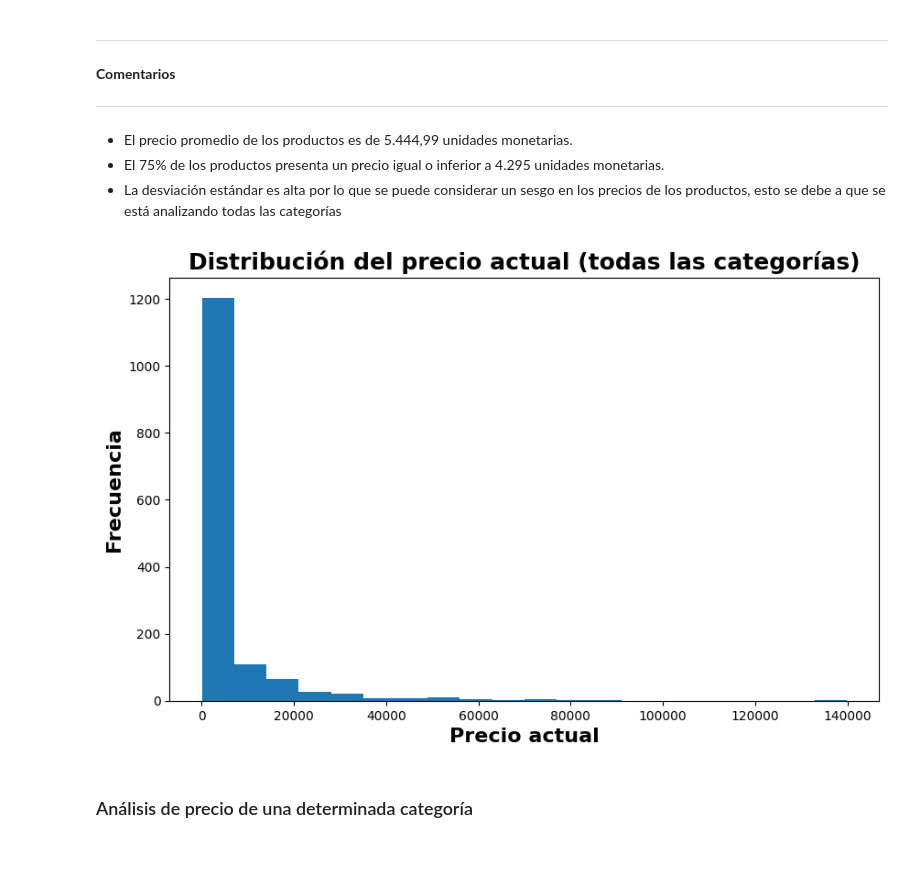
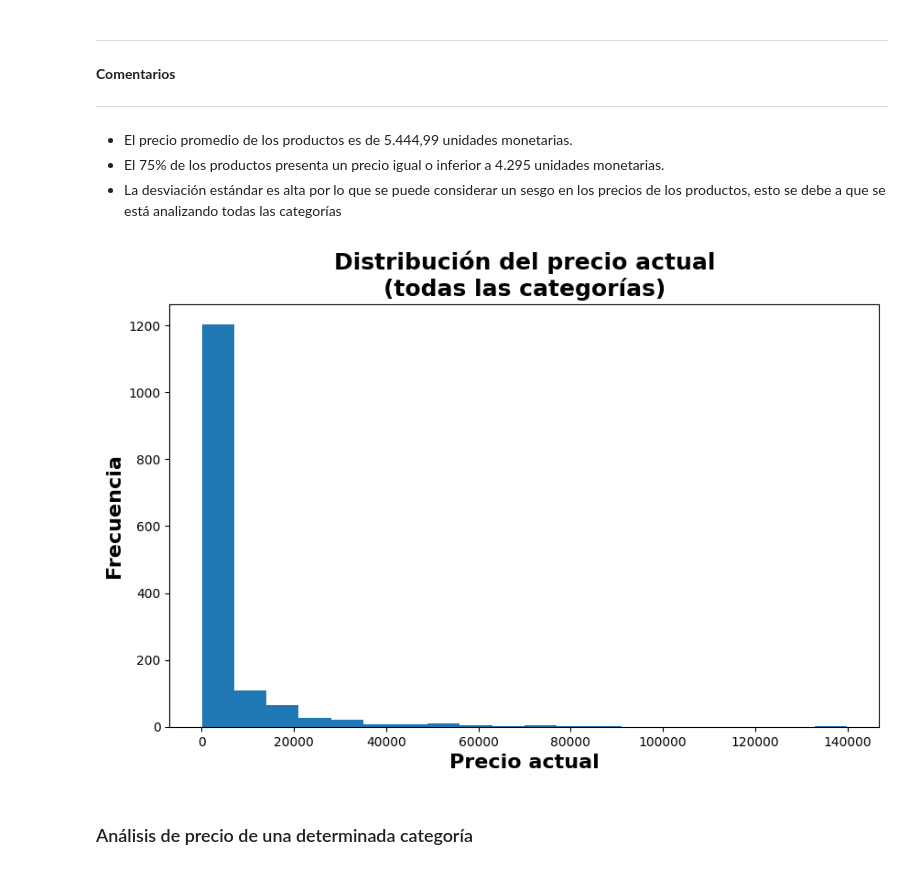
Before and after one commit to JaznaLaProfe/Fundamentos-de-Machine-Learning, a Jupyter notebook: Semana 2/5_FMY0100_EDA_EjemploCompleto.ipynb, the cells around one changed output. Saved outputs shown, nothing was run; the diff lists cells and outputs as text; code cells hidden in the pictures.

Commit message:
Actualiza notebook de EDA

```diff
--- a/Semana 2/5_FMY0100_EDA_EjemploCompleto.ipynb
+++ b/Semana 2/5_FMY0100_EDA_EjemploCompleto.ipynb
@@ -401,12 +420,12 @@ dtype: float64
 + La desviación estándar es alta por lo que se puede considerar un sesgo en los precios de los productos, esto se debe a que se está analizando todas las categorías
 # %%
 data.actual_price.hist(bins=20, figsize=(10, 6), grid=False)
-plt.title('Distribución del precio actual (todas las categorías)', fontsize=18, fontweight="bold")
+plt.title('Distribución del precio actual\n(todas las categorías)', fontsize=18, fontweight="bold")
 plt.xlabel('Precio actual', fontsize=16, fontweight="bold")
 plt.ylabel('Frecuencia', fontsize=16, fontweight="bold")
 plt.show()
 # %% [output]
-[figure, old version]
+[figure, new version]
 # %% [markdown]
 ### Análisis de precio de una determinada categoría
 # %%
```
Also changed, not shown: parts of 12 cells of this notebook.
